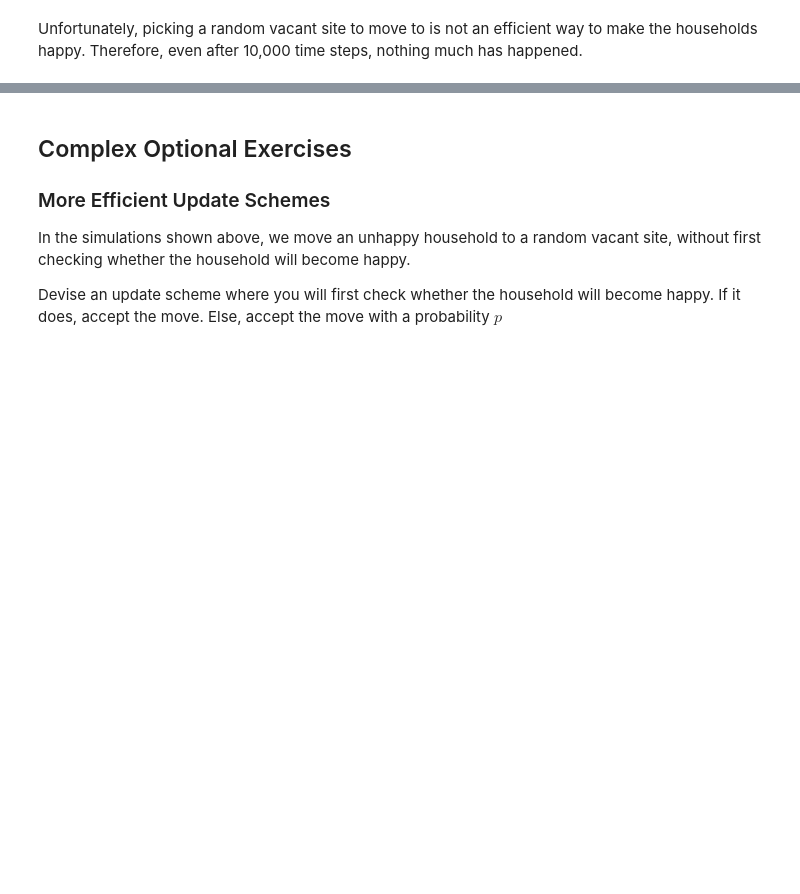
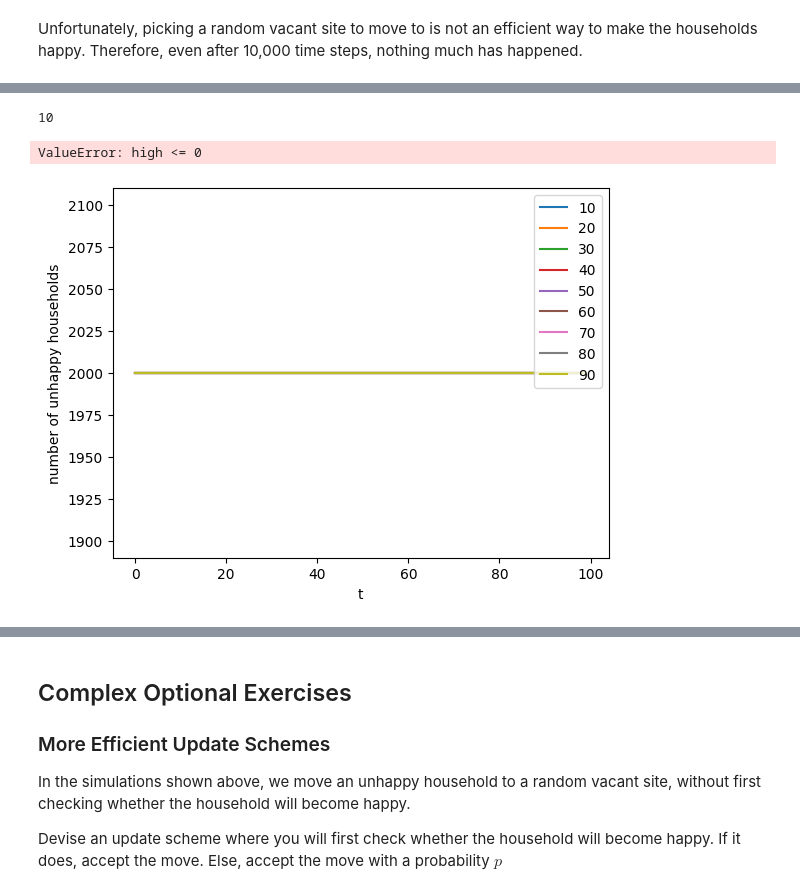
Before and after one commit to PunnawatSiri/Complexity_Science_Course, a Jupyter notebook: Segregation.ipynb, the cells around one changed output, grey strips where cells are left out. Cells and saved outputs as stored; diff of their text form; code cells hidden in the pictures; blank space fills up the shorter version.

```diff
--- a/Segregation.ipynb
+++ b/Segregation.ipynb
@@ -274,0 +307,32 @@ Unfortunately, picking a random vacant site to move to is not an efficient way t
+# %%
+res = {}
+L = 50
+# number of time steps to simulate
+T = 100
+# run simulations
+for B in range(10,100,10):
+  print(B)
+  city, vacant = init_city([1000,1000],L)
+  # initialize array to store number of unhappy households
+  M = []
+  for t in range(T):
+      # find unhappy households
+      unhappy = satisfaction(city, B)
+      # record number of unhappy households
+      M.append(len(unhappy))
+      # move households
+      city = move(city, vacant, unhappy)
+  res[B] = M
+# %% [output]
+10
+ValueError: high <= 0
+# %%
+for key, value in res.items():
+  plt.plot(value,label=key)
+  plt.legend(loc='best')
+  #plt.axis([0,100,1800,1830])
+  plt.xlabel('t')
+  plt.ylabel('number of unhappy households')
+plt.show()
+# %% [output]
+[figure, added]
```
Also changed, not shown: parts of 4 cells of this notebook.
